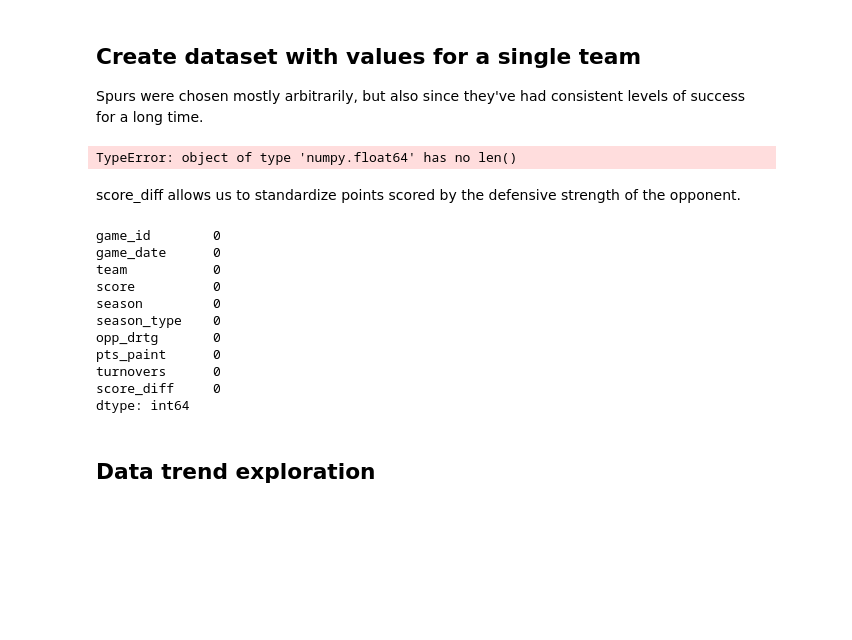
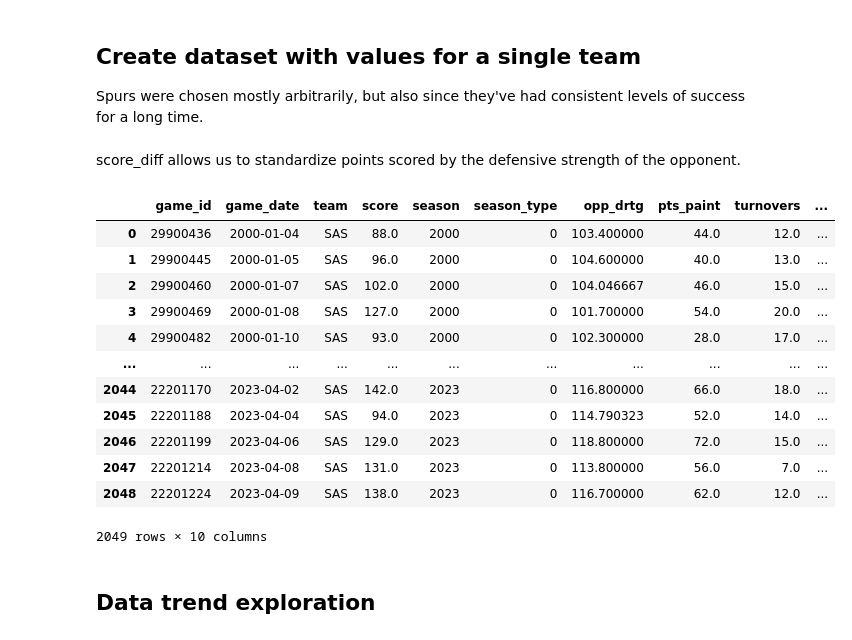
Before and after one commit to bishopcurtisj/DATA5630_Final_Project, a Jupyter notebook: src/data_processing.ipynb, the cells around one changed output. Cells and saved outputs as stored; diff of their text form; code cells hidden in the pictures; blank space fills up the shorter version.

```diff
--- a/src/data_processing.ipynb
+++ b/src/data_processing.ipynb
@@ -33,17 +33,18 @@ for index, row in spurs.iterrows():
         temp['team'].append(row.team)
         temp['score'].append(row.pts)
         odr=(teams[(teams.abbreviation == row.opponent)&(teams.season==season)].d_rtg.values)
-        temp['turnovers'].append(other[(other.game_id == row.game_id)].total_turnovers_home.values[0])
-        temp['pts_paint'].append(other[(other.game_id == row.game_id)].pts_paint_home.values[0])
+        turn=(other[(other.game_id == row.game_id)].total_turnovers_home.values)
+        pp=(other[(other.game_id == row.game_id)].pts_paint_home.values)
 
 
 
     else:
         temp['team'].append(row.opponent)
         temp['score'].append(row.opp_pts)
-        odr=(teams[(teams.abbreviation == row.team)&(teams.season==season)].d_rtg.values[0])
-        temp['turnovers'].append(other[(other.game_id == row.game_id)].total_turnovers_away.values[0])
-        temp['pts_paint'].append(other[(other.game_id == row.game_id)].pts_paint_away.values)
+        odr=(teams[(teams.abbreviation == row.team)&(teams.season==season)].d_rtg.values)
+        turn=(other[(other.game_id == row.game_id)].total_turnovers_away.values)
+        pp=(other[(other.game_id == row.game_id)].pts_paint_away.values)
+
 
 
 
@@ -60,10 +61,9 @@ for index, row in spurs.iterrows():
     temp['game_date'].append(row.game_date)
     temp['opp_drtg'].append(odr)
     temp['game_id'].append(row.game_id)
-
+    temp['turnovers'].append(turn)
+    temp['pts_paint'].append(pp)
 spurs = pd.DataFrame(temp)
 spurs.opp_drtg = spurs.opp_drtg.astype(float)
-# %% [output]
-TypeError: object of type 'numpy.float64' has no len()
 # %% [markdown]
 score_diff allows us to standardize points scored by the defensive strength of the opponent.
@@ -72,17 +70,26 @@ spurs['score_diff'] = spurs.score - spurs.opp_drtg
+# %%
+spurs['score_diff'] = spurs.score - spurs.opp_drtg
+spurs['pts_paint']=spurs.pts_paint.str[0]
+spurs['pts_paint'] = spurs.pts_paint.astype(float)
+spurs['turnovers']=spurs.turnovers.str[0]
+spurs['turnovers'] = spurs.turnovers.astype(float)
 # %%
 spurs.isna().sum()
+spurs
 # %% [output]
+|  | game_id | game_date | team | score | season | season_type | opp_drtg | pts_paint | turnovers | ... |
+| 0 | 29900436 | 2000-01-04 | SAS | 88.0 | 2000 | 0 | 103.400000 | 44.0 | 12.0 | ... |
+| 1 | 29900445 | 2000-01-05 | SAS | 96.0 | 2000 | 0 | 104.600000 | 40.0 | 13.0 | ... |
+| 2 | 29900460 | 2000-01-07 | SAS | 102.0 | 2000 | 0 | 104.046667 | 46.0 | 15.0 | ... |
+| 3 | 29900469 | 2000-01-08 | SAS | 127.0 | 2000 | 0 | 101.700000 | 54.0 | 20.0 | ... |
+| 4 | 29900482 | 2000-01-10 | SAS | 93.0 | 2000 | 0 | 102.300000 | 28.0 | 17.0 | ... |
+| ... | ... | ... | ... | ... | ... | ... | ... | ... | ... | ... |
+| 2044 | 22201170 | 2023-04-02 | SAS | 142.0 | 2023 | 0 | 116.800000 | 66.0 | 18.0 | ... |
+| 2045 | 22201188 | 2023-04-04 | SAS | 94.0 | 2023 | 0 | 114.790323 | 52.0 | 14.0 | ... |
+| 2046 | 22201199 | 2023-04-06 | SAS | 129.0 | 2023 | 0 | 118.800000 | 72.0 | 15.0 | ... |
+| 2047 | 22201214 | 2023-04-08 | SAS | 131.0 | 2023 | 0 | 113.800000 | 56.0 | 7.0 | ... |
+| 2048 | 22201224 | 2023-04-09 | SAS | 138.0 | 2023 | 0 | 116.700000 | 62.0 | 12.0 | ... |
-game_id        0
-game_date      0
-team           0
-score          0
-season         0
-season_type    0
-opp_drtg       0
-pts_paint      0
-turnovers      0
-score_diff     0
-dtype: int64
+2049 rows × 10 columns
 # %%
 spurs.to_csv('..\\data\\spurs.csv', index=False)
 # %% [markdown]
```
Also changed, not shown: parts of 5 cells of this notebook, 2 other files.
